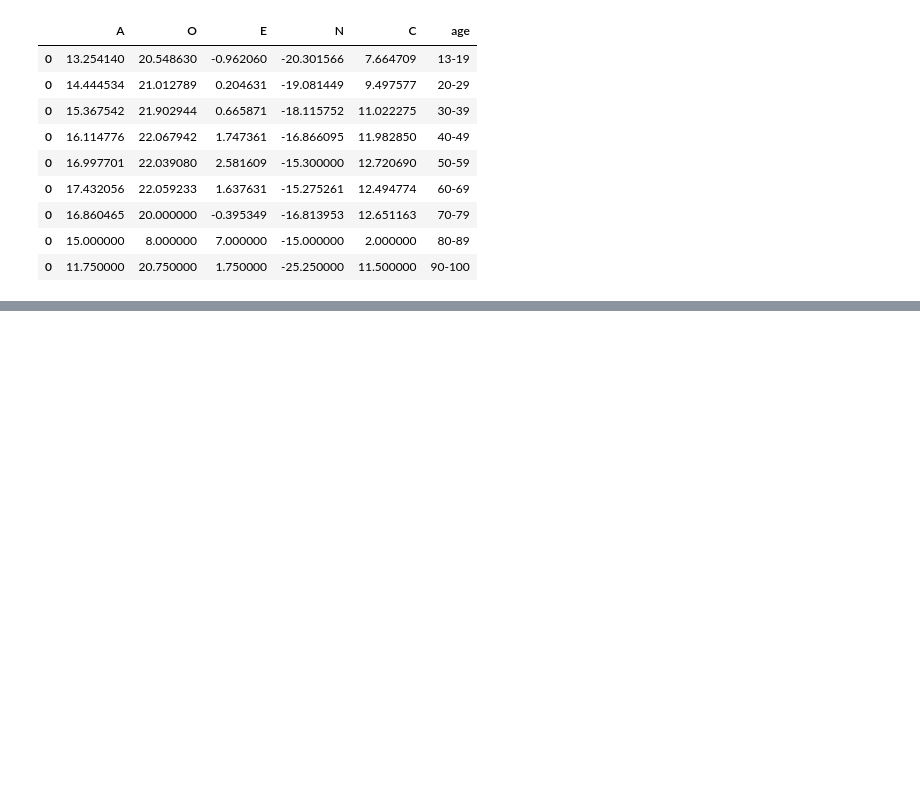
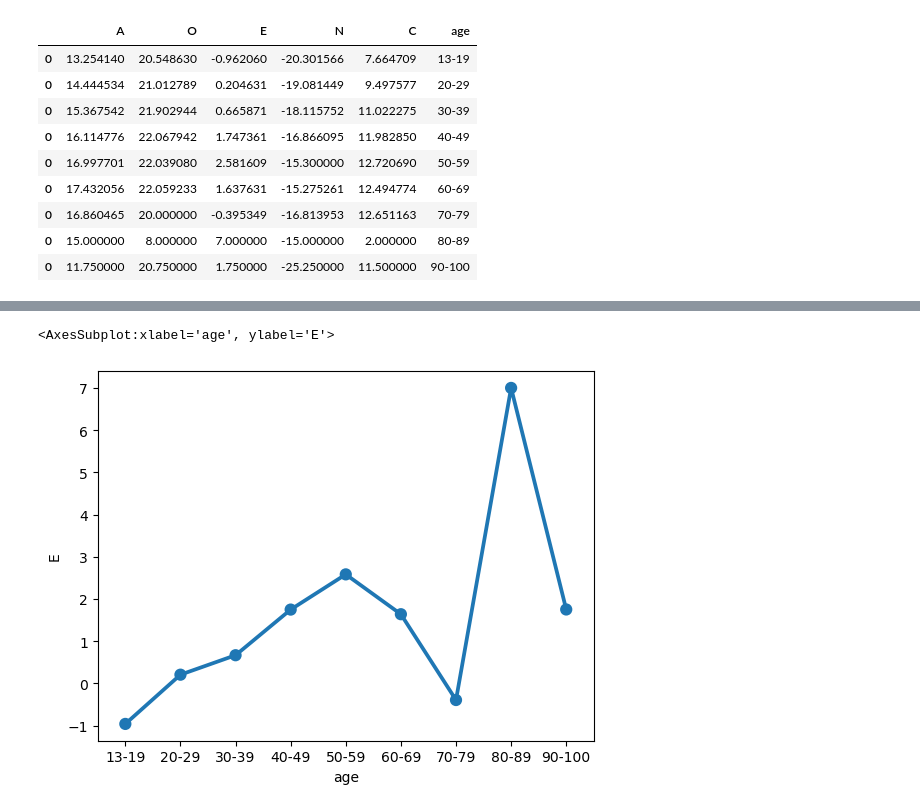
Before and after one commit to ubco-W2022T1-cosc301/project-group23, a Jupyter notebook: notebooks/analysis1.ipynb, the cells around one changed output, grey strips where cells are left out. Cells and saved outputs as stored; diff of their text form; code cells hidden in the pictures; blank space fills up the shorter version.

```diff
--- a/notebooks/analysis1.ipynb
+++ b/notebooks/analysis1.ipynb
@@ -741,0 +521,6 @@ sns.lineplot(data=agevperson)
+# %%
+# Plot of age group vs their 'E' score
+sns.pointplot(data=agevperson, x='age', y='E')
+# %% [output]
+<AxesSubplot:xlabel='age', ylabel='E'>
+[figure, added]
```
Also changed, not shown: parts of 49 cells of this notebook.
